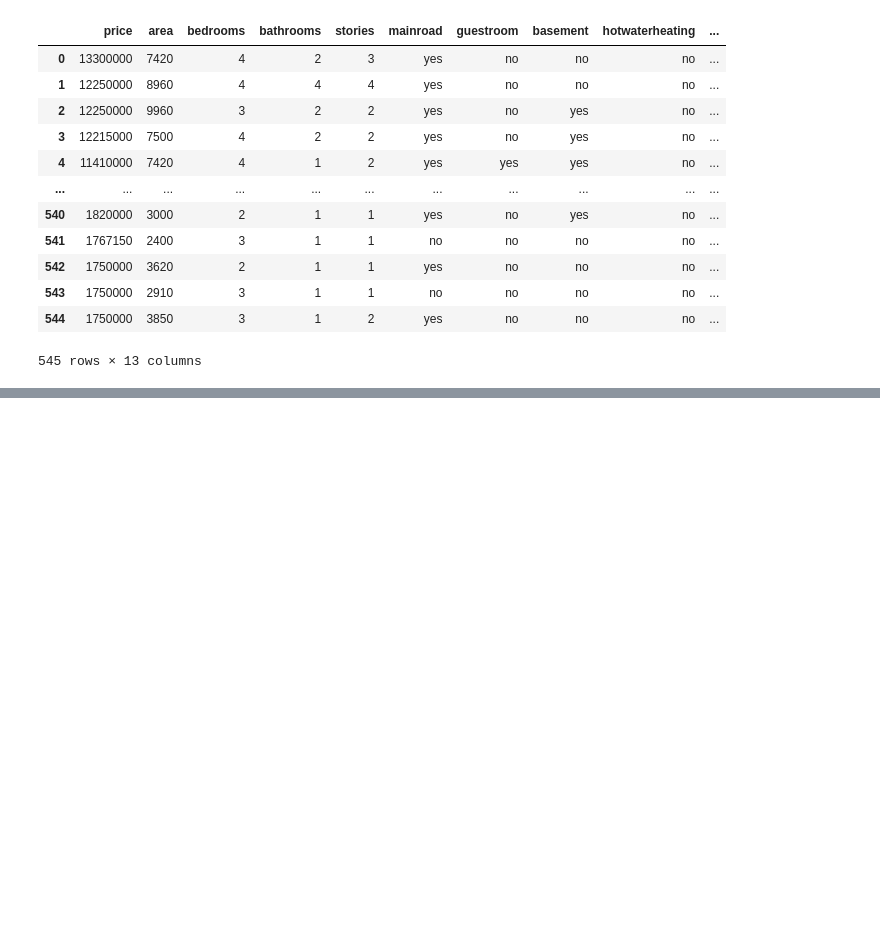
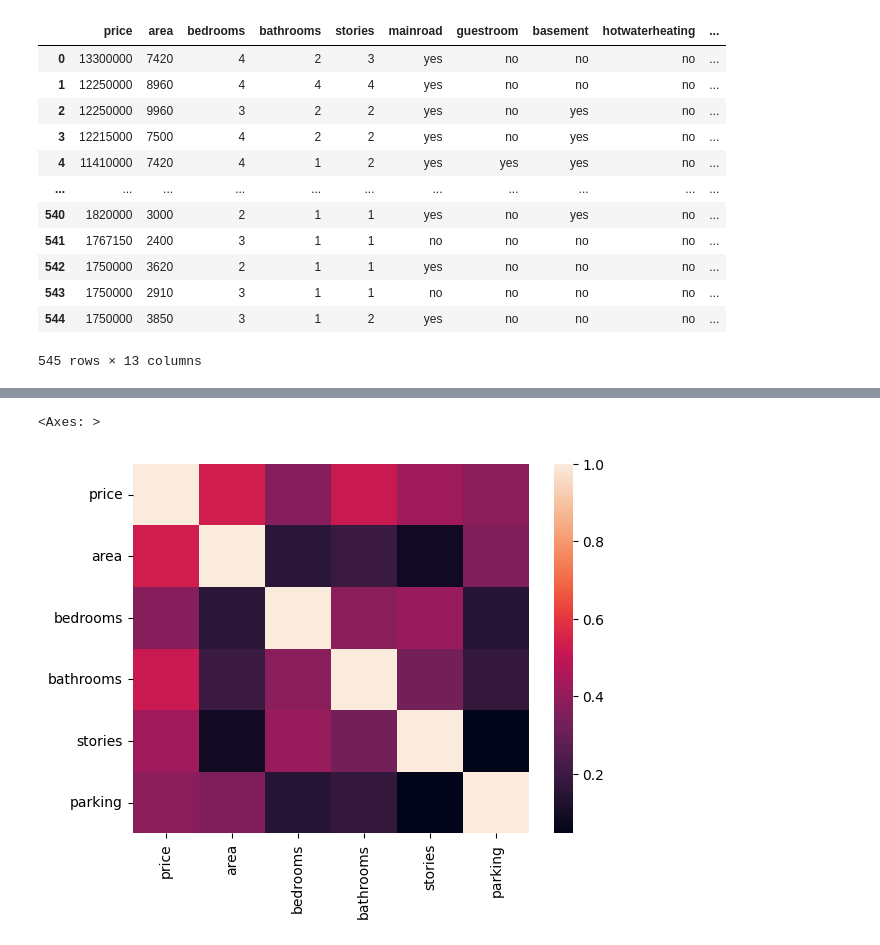
Before and after one commit to gideon-ogunbanjo/NEXUS, a Jupyter notebook: nexus.ipynb, the cells around one changed output, grey strips where cells are left out. Saved outputs shown, nothing was run; the diff lists cells and outputs as text; code cells hidden in the pictures; blank space fills up the shorter version.

```diff
--- a/nexus.ipynb
+++ b/nexus.ipynb
@@ -95,0 +116,6 @@ data.drop_duplicates()
+# %%
+#represents the correlation of data in the columns using a heatmap
+sns.heatmap(data.corr())
+# %% [output]
+<Axes: >
+[figure, added]
```
Also changed, not shown: parts of 3 cells of this notebook.
